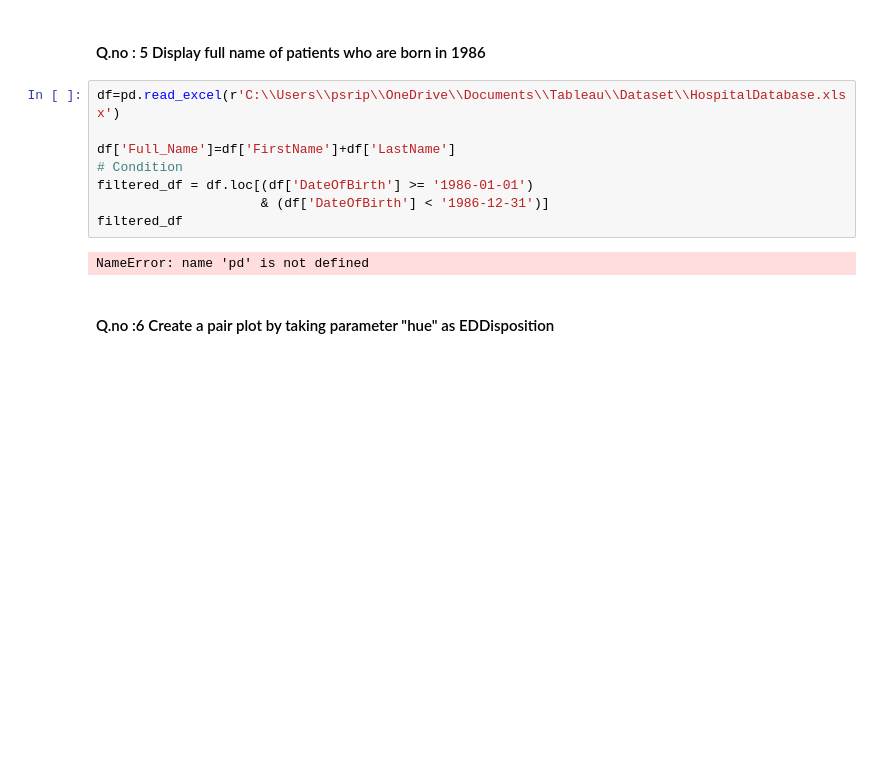
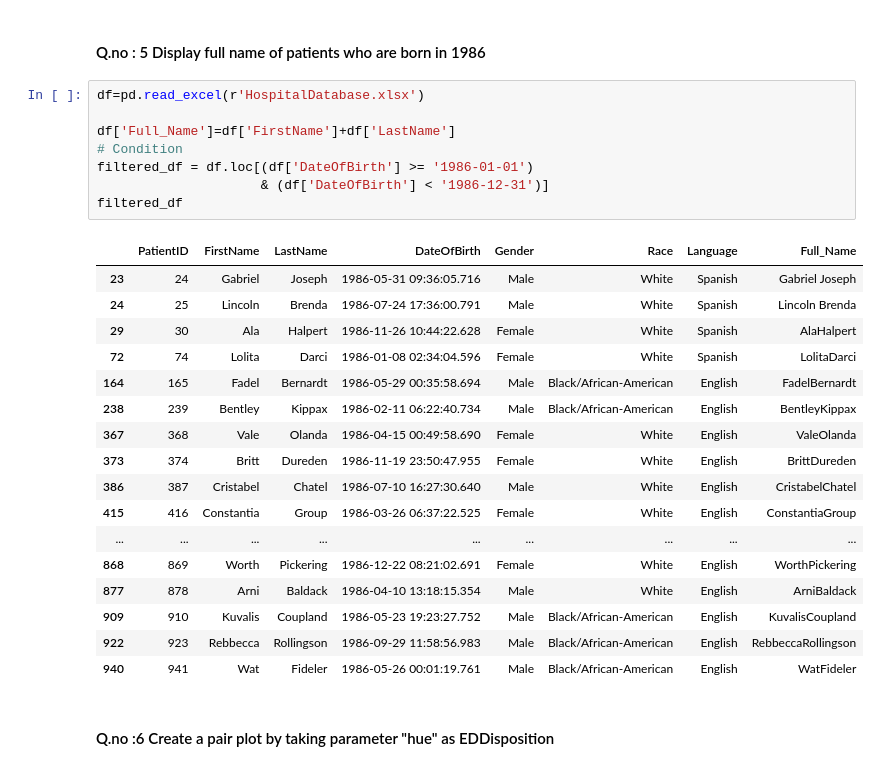
Before and after one commit to GayathiriRa/PythonHackathon, a Jupyter notebook: hackathon.ipynb, the cells around one changed output. Saved outputs shown, nothing was run; the diff lists cells and outputs as text; blank space fills up the shorter version.

```diff
--- a/hackathon.ipynb
+++ b/hackathon.ipynb
@@ -96,15 +96,31 @@ plt.show()
 # %% [markdown]
 #### Q.no : 5 Display full name of patients who are born in 1986
 # %%
-df=pd.read_excel(r'C:\\Users\\psrip\\OneDrive\\Documents\\Tableau\\Dataset\\HospitalDatabase.xlsx')
+df=pd.read_excel(r'HospitalDatabase.xlsx')
 
 df['Full_Name']=df['FirstName']+df['LastName']
 # Condition
 filtered_df = df.loc[(df['DateOfBirth'] >= '1986-01-01')
                      & (df['DateOfBirth'] < '1986-12-31')]
 filtered_df
 # %% [output]
-NameError: name 'pd' is not defined
+|  | PatientID | FirstName | LastName | DateOfBirth | Gender | Race | Language | Full_Name |
+| 23 | 24 | Gabriel | Joseph | 1986-05-31 09:36:05.716 | Male | White | Spanish | Gabriel Joseph |
+| 24 | 25 | Lincoln | Brenda | 1986-07-24 17:36:00.791 | Male | White | Spanish | Lincoln Brenda |
+| 29 | 30 | Ala | Halpert | 1986-11-26 10:44:22.628 | Female | White | Spanish | AlaHalpert |
+| 72 | 74 | Lolita | Darci | 1986-01-08 02:34:04.596 | Female | White | Spanish | LolitaDarci |
+| 164 | 165 | Fadel | Bernardt | 1986-05-29 00:35:58.694 | Male | Black/African-American | English | FadelBernardt |
+| 238 | 239 | Bentley | Kippax | 1986-02-11 06:22:40.734 | Male | Black/African-American | English | BentleyKippax |
+| 367 | 368 | Vale | Olanda | 1986-04-15 00:49:58.690 | Female | White | English | ValeOlanda |
+| 373 | 374 | Britt | Dureden | 1986-11-19 23:50:47.955 | Female | White | English | BrittDureden |
+| 386 | 387 | Cristabel | Chatel | 1986-07-10 16:27:30.640 | Male | White | English | CristabelChatel |
+| 415 | 416 | Constantia | Group | 1986-03-26 06:37:22.525 | Female | White | English | ConstantiaGroup |
+| ... | ... | ... | ... | ... | ... | ... | ... | ... |
+| 868 | 869 | Worth | Pickering | 1986-12-22 08:21:02.691 | Female | White | English | WorthPickering |
+| 877 | 878 | Arni | Baldack | 1986-04-10 13:18:15.354 | Male | White | English | ArniBaldack |
+| 909 | 910 | Kuvalis | Coupland | 1986-05-23 19:23:27.752 | Male | Black/African-American | English | KuvalisCoupland |
+| 922 | 923 | Rebbecca | Rollingson | 1986-09-29 11:58:56.983 | Male | Black/African-American | English | RebbeccaRollingson |
+| 940 | 941 | Wat | Fideler | 1986-05-26 00:01:19.761 | Male | Black/African-American | English | WatFideler |
 # %% [markdown]
 #### Q.no :6 Create a pair plot by taking parameter "hue" as EDDisposition
 # %%
```
Also changed, not shown: parts of 43 cells of this notebook, 2 other files.
